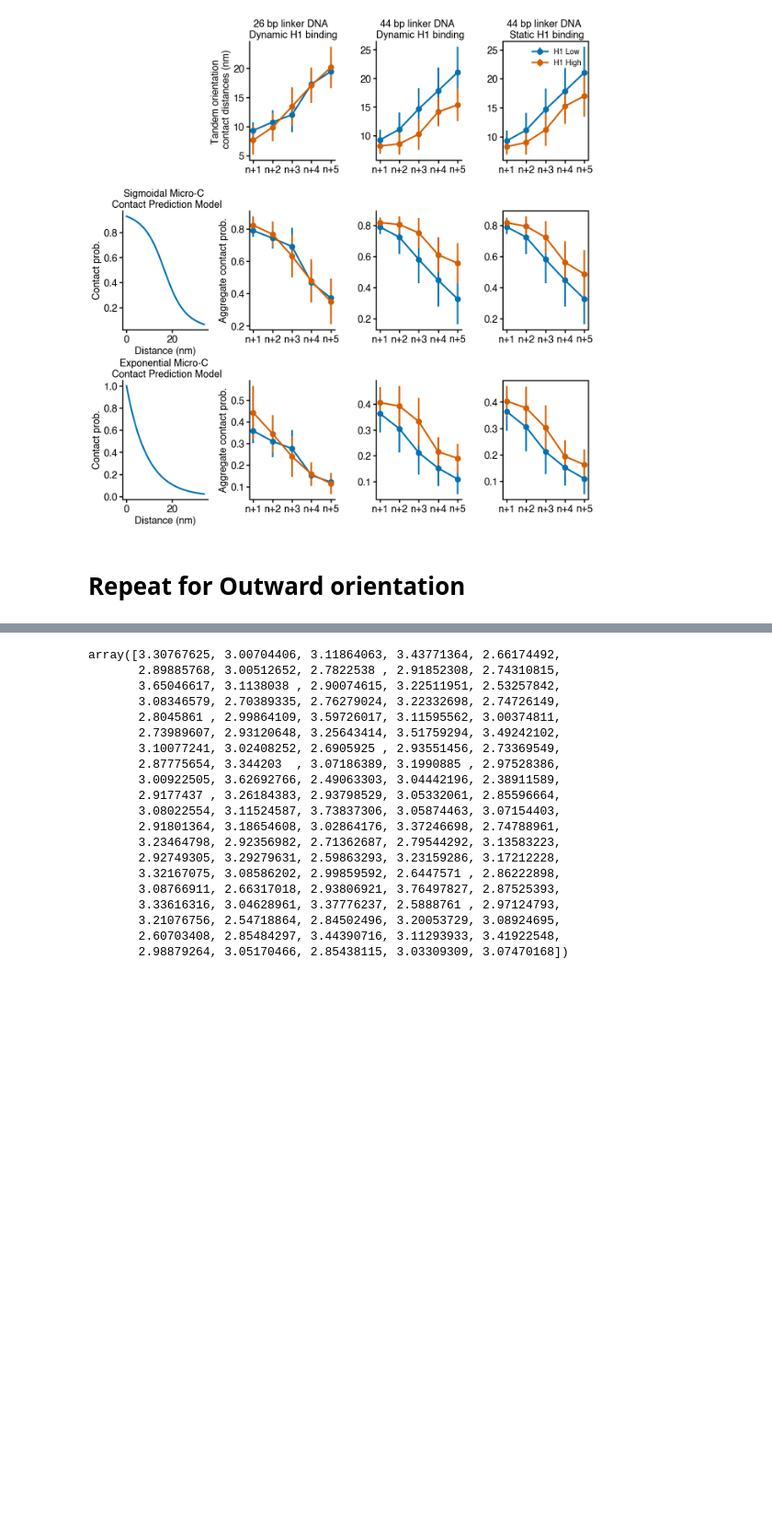
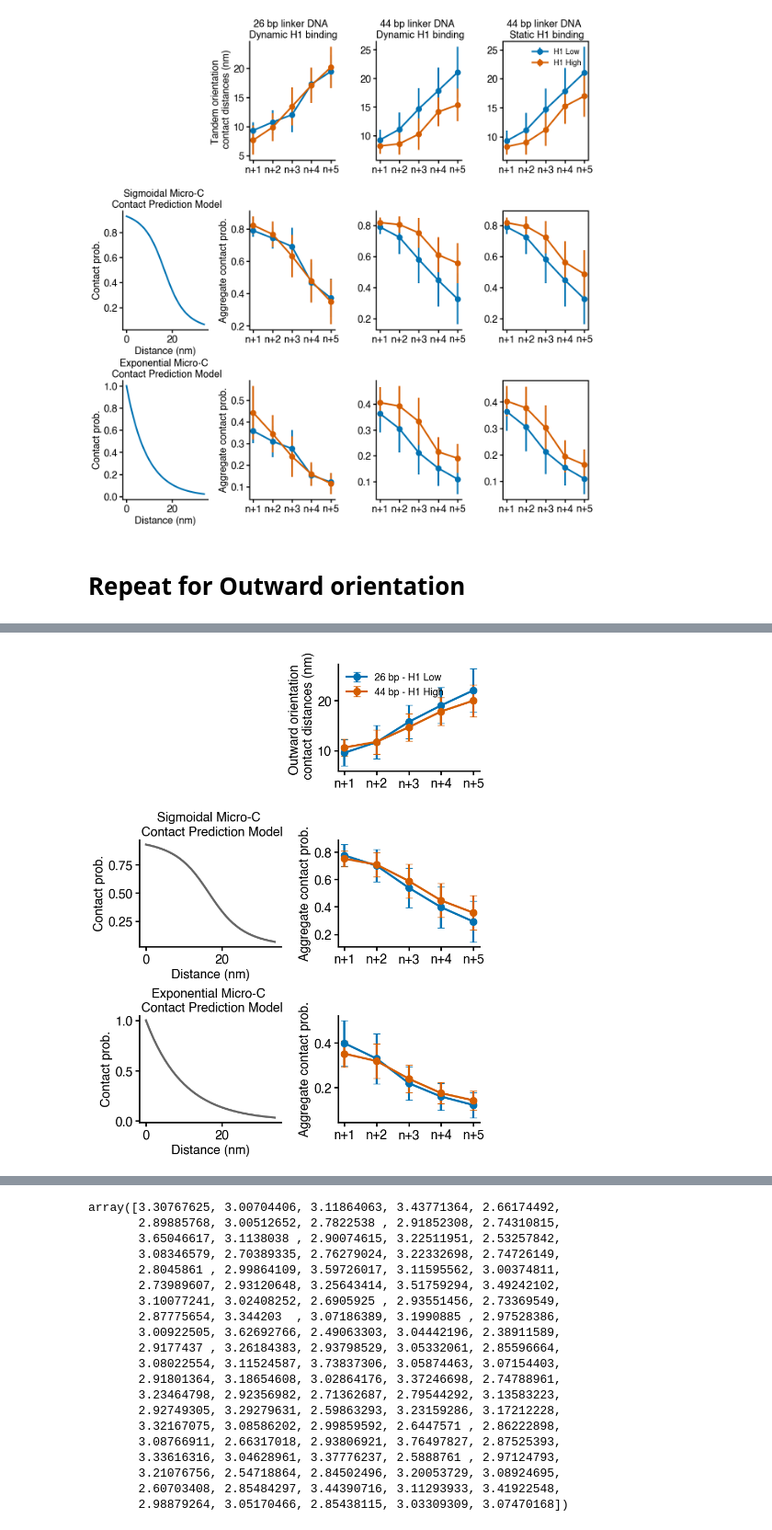
Before and after one commit to arianabrenner/clerkin_thesis_analysis, a Jupyter notebook: schlick_structs_to_microc.ipynb, the cells around one changed output, grey strips where cells are left out. Shown at 92% size. Drawn from its saved outputs; the diff is of its cells as text; code cells hidden in the pictures; blank space fills up the shorter version.

```diff
--- a/schlick_structs_to_microc.ipynb
+++ b/schlick_structs_to_microc.ipynb
@@ -865,0 +878,78 @@ plt.show()
+# %%
+manual_conditions = ['26_D/26bp_0_1', '44_D/44bp_1_025']
+graph_labels = ['26 bp - H1 Low',  '44 bp - H1 High']
+
+# manual_conditions = ['26_D/26bp_0_1', '44_D/44bp_0_1']
+# graph_labels = ['26 bp - H1 Low', '44 bp - H1 Low']
+
+# manual_conditions = ['26_D/26bp_1_025', '44_D/44bp_1_025']
+# graph_labels = ['26 bp - H1 High', '44 bp - H1 High']
+# %%
+total_snaps = 1000 # make 1000 at the end
+nucs = 100
+fig, ax = plt.subplots(3, 2, figsize=(8, 10))
+exp_length_scale = 10
+
+# define exponential
+exp_microc_func = lambda x: np.exp(-x / exp_length_scale)
+
+range_min = 2
+range_max = 7
+for cond in range(len(manual_conditions)):
+#     print(cond)
+
+    dfs_dir = f"{schlick_folder}{manual_conditions[cond]}/dfs/"
+    print(dfs_dir)
+    dists = process_trajectory_out(dfs_dir, total_snaps, nucs)
+    distances = np.array([np.mean(dists[i]) for i in range(range_min, range_max)])
+    errors = np.array([np.std(dists[i]) for i in range(range_min, range_max)])
+
+    sigmoid_microc = np.array([np.mean(utils.sigmoid(dists[i])) for i in range(range_min, range_max)])
+    sigmoid_microc_errs = np.array([np.std(utils.sigmoid(dists[i])) for i in range(range_min, range_max)])
+
+
+#         microc_ecxnp.exp(-dists[i] / exp_length_scale)
+    exp_microc =  np.array([np.mean(exp_microc_func(dists[i])) for i in range(range_min, range_max)])
+    exp_microc_errs =  np.array([np.std(exp_microc_func(dists[i])) for i in range(range_min, range_max)])
+#
+        # Plotting
+    ax[0, 1].errorbar(['n+1', 'n+2', 'n+3', 'n+4', 'n+5'], distances, yerr=errors, label=graph_labels[cond], marker="o", capsize = 5)
+    ax[1, 1].errorbar(['n+1', 'n+2', 'n+3', 'n+4', 'n+5'], sigmoid_microc, yerr=sigmoid_microc_errs, label=graph_labels[cond], marker="o", capsize = 5)
+    ax[2, 1].errorbar(['n+1', 'n+2', 'n+3', 'n+4', 'n+5'], exp_microc, yerr=exp_microc_errs, label=graph_labels[cond], marker="o", capsize = 5)
+#         ax[0, cond+1].legend()
+
+
+# Plot sigmoid
+ax[1,0].set_title('Sigmoidal Micro-C \n Contact Prediction Model')
+sig_to_plot = [utils.sigmoid(i) for i in range(35)]
+ax[1,0].plot(sig_to_plot, color = 'black', alpha = 0.6)
+ax[1,0].set_xlabel("Distance (nm)")
+ax[1,0].set_ylabel("Contact prob.")
+
+# Plot exp
+ax[2,0].set_title('Exponential Micro-C \n Contact Prediction Model')
+exp_to_plt = [exp_microc_func(x) for x in range(0,35)]
+ax[2,0].plot(exp_to_plt, color = 'black', alpha = 0.6)
+ax[2,0].set_xlabel("Distance (nm)")
+ax[2,0].set_ylabel("Contact prob.")
+
+ax[0,1].set_ylabel('Outward orientation \n contact distances (nm)')
+ax[1,1].set_ylabel("Aggregate contact prob.")
+ax[2,1].set_ylabel("Aggregate contact prob.")
+
+
+
+# Add legend
+ax[0, 1].legend(frameon=False, fontsize = 14)
+# ax[0, 1].legend(frameon=False, fontsize = 14)
+# ax[0, 2].legend(frameon=False, fontsize = 14)
+
+#Hide unneeded plots
+ax[0, 0].axis('off')
+[ax[i,j].spines['right'].set_visible(False) for i in range(0,3) for j in range(0,2)]
+[ax[i,j].spines['top'].set_visible(False) for i in range(0,3) for j in range(0,2)]
+
+plt.tight_layout(pad = 1)
+plt.savefig(plots_dir + 'micro_c/linker_histone_micro_c_plots_OUTWARD_26low_44high.pdf')
+plt.show()
+# %% [output]
@@ -865,0 +958 @@ plt.show()
+[figure, added]
```
Also changed, not shown: parts of 20 cells of this notebook.
